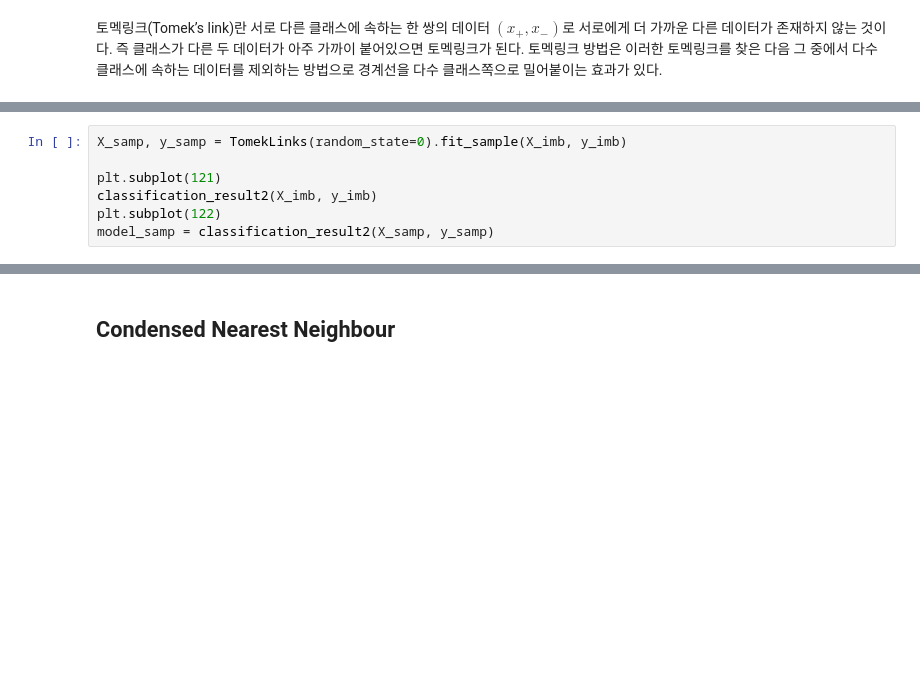
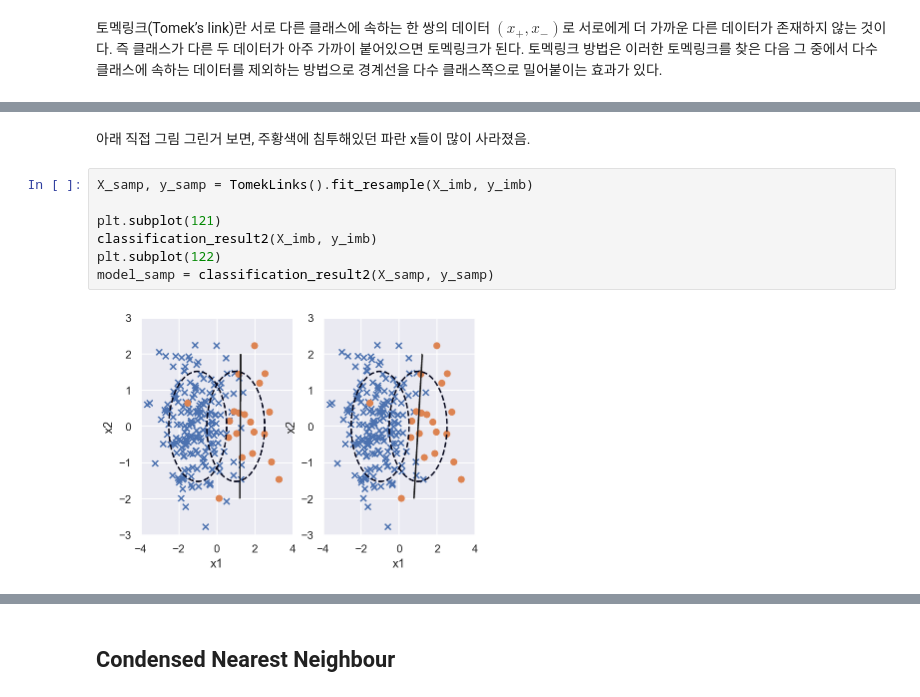
Before and after one commit to saanghyuk/0B-python, a Jupyter notebook: data_analysis/5_10_Model_Optimization.ipynb, the cells around one changed output, grey strips where cells are left out. Saved outputs shown, nothing was run; the diff lists cells and outputs as text; blank space fills up the shorter version.

```diff
--- a/data_analysis/5_10_Model_Optimization.ipynb
+++ b/data_analysis/5_10_Model_Optimization.ipynb
@@ -458,9 +564,13 @@ print(classification_report(y_imb, model_samp.predict(X_imb)))
+# %% [markdown]
+아래 직접 그림 그린거 보면, 주황색에 침투해있던 파란 x들이 많이 사라졌음. <br>
 # %%
-X_samp, y_samp = TomekLinks(random_state=0).fit_sample(X_imb, y_imb)
+X_samp, y_samp = TomekLinks().fit_resample(X_imb, y_imb)
 
 plt.subplot(121)
 classification_result2(X_imb, y_imb)
 plt.subplot(122)
 model_samp = classification_result2(X_samp, y_samp)
+# %% [output]
+[figure, added]
 # %%
 print(classification_report(y_imb, model_samp.predict(X_imb)))
```
Also changed, not shown: parts of 62 cells of this notebook, 3 other files.
